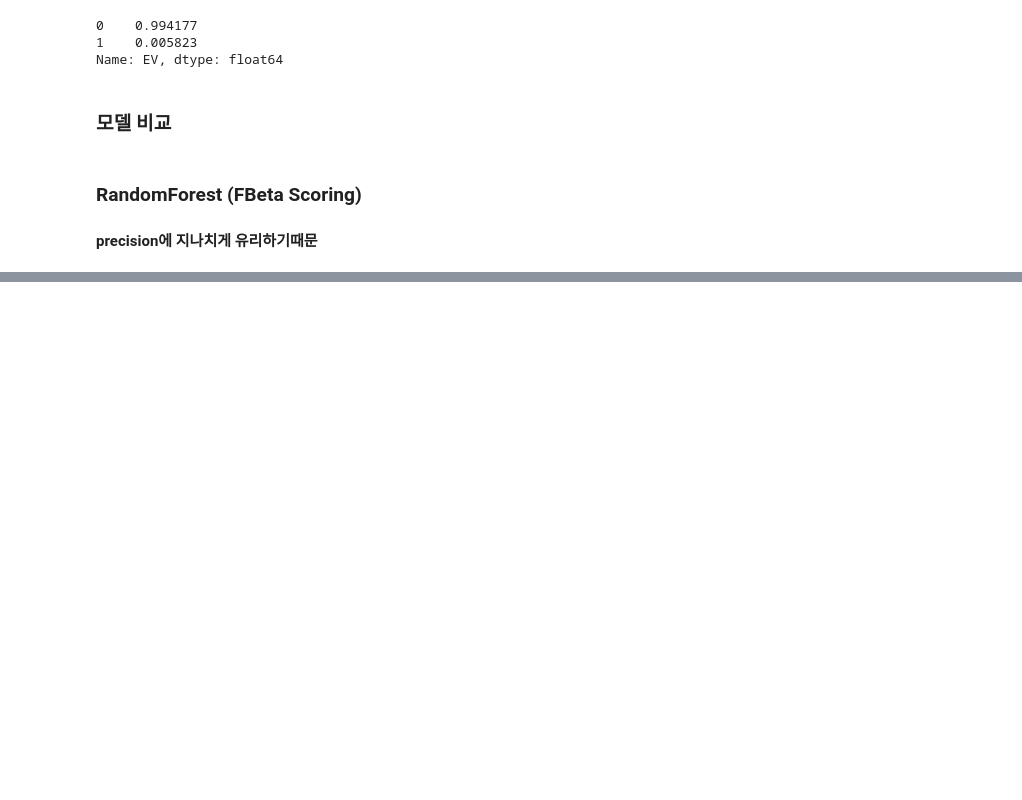
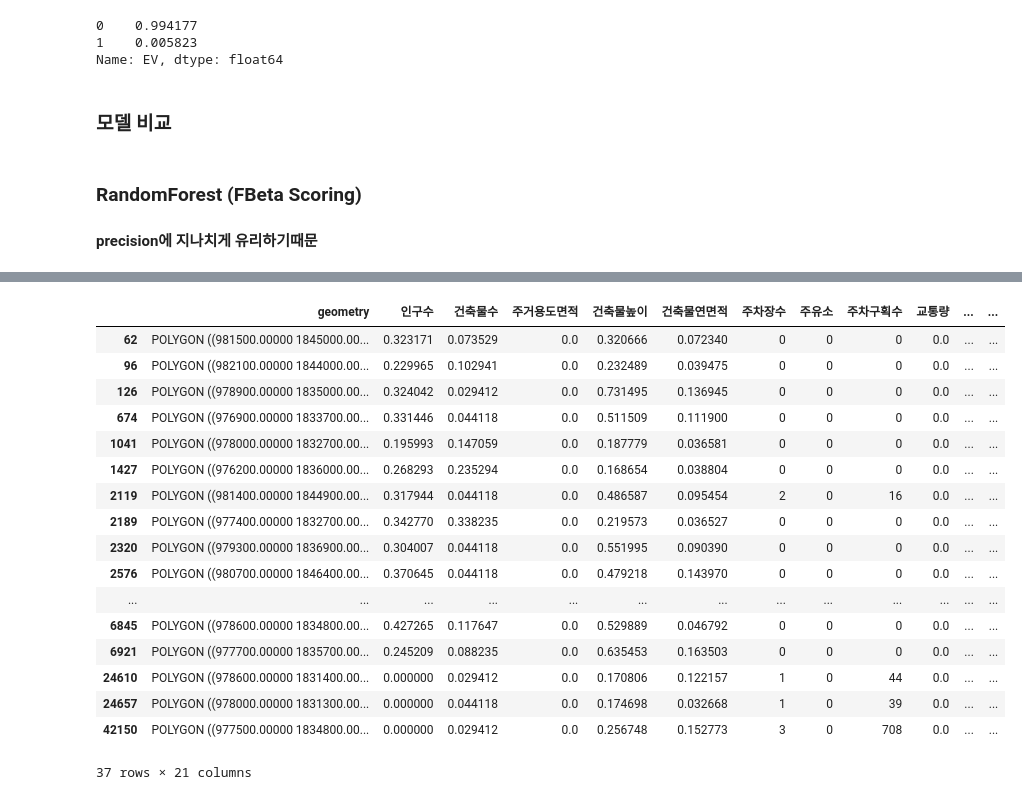
Before and after one commit to herongherong/kDataEV_Group_1, a Jupyter notebook: Jeonghyun/Untitled.ipynb, the cells around one changed output, grey strips where cells are left out. Saved outputs shown, nothing was run; the diff lists cells and outputs as text; code cells hidden in the pictures; blank space fills up the shorter version.

```diff
--- a/Jeonghyun/Untitled.ipynb
+++ b/Jeonghyun/Untitled.ipynb
@@ -79,16 +102,16 @@ Name: EV, dtype: float64
 
 #### precision에 지나치게 유리하기때문
 # %%
-fbeta = make_scorer(fbeta_score, beta=3)
+fbeta = make_scorer(fbeta_score, beta=5) # 쓰지마라?
 
 dists = {
     'max_depth' : [3,5,10,15,20,30,50,100],
-    'max_features' : [1,3,5,10],
-    'n_estimators' : [10,20,30,50,70,100],
-    'class_weight' : [{0:2, 1:8}, {0:3, 1:7}, {0:4, 1:6}] # 1:9는 너무 편향이 심함
+    'max_features' : [3,5,7,9,11,14,17], # feature를 1개만 활용하는 경우가 있음.
+    'n_estimators' : [10,20,30,50],
+    'class_weight' : [{0:1.3, 1:8.7}] # 편향이 심할수록 극단적인 결과가 나옴
 }
 
-clf = GridSearchCV(
+clf = RandomizedSearchCV(
     ensemble.RandomForestClassifier(),
     param_distributions=dists, # 파라미터 입력
     n_iter = 100,   # random search 탐색 횟수
@@ -144,0 +171,45 @@ plt.show()
+# %%
+geometry = temp.geometry.copy().astype('string')
+
+#### 격자 중심점의 위도/경도 찾기
+
+#### polygon 데이터를 슬라이싱하기 위해 string으로 변환
+polygon = temp['geometry'].astype('string')
+
+loc = []
+
+# 한 격자당 위도 변화
+length_100m = (36.73376199366808 - 36.40675835257603) / 364
+
+# 한 격자당 경도 변화
+width_100m = (127.4092754044858 - 127.12765872447403) / 254
+
+for i, P in enumerate(polygon):
+    lat = (int(P.split()[2][:-1]) + 50 - 1823200) / 100 * length_100m + 36.40675835257603
+    long = (int(P.split()[1][2:]) + 50 - 966700) / 100 * width_100m + 127.12765872447403
+
+    loc.append((lat, long))
+
+#### 중심점을 GCS 열로 생성
+
+temp['GCS'] = loc
+temp[temp['pred']==1]
+# %% [output]
+|  | geometry | 인구수 | 건축물수 | 주거용도면적 | 건축물높이 | 건축물연면적 | 주차장수 | 주유소 | 주차구획수 | 교통량 | ... | ... |
+| 62 | POLYGON ((981500.00000 1845000.00... | 0.323171 | 0.073529 | 0.0 | 0.320666 | 0.072340 | 0 | 0 | 0 | 0.0 | ... | ... |
+| 96 | POLYGON ((982100.00000 1844000.00... | 0.229965 | 0.102941 | 0.0 | 0.232489 | 0.039475 | 0 | 0 | 0 | 0.0 | ... | ... |
+| 126 | POLYGON ((978900.00000 1835000.00... | 0.324042 | 0.029412 | 0.0 | 0.731495 | 0.136945 | 0 | 0 | 0 | 0.0 | ... | ... |
+| 674 | POLYGON ((976900.00000 1833700.00... | 0.331446 | 0.044118 | 0.0 | 0.511509 | 0.111900 | 0 | 0 | 0 | 0.0 | ... | ... |
+| 1041 | POLYGON ((978000.00000 1832700.00... | 0.195993 | 0.147059 | 0.0 | 0.187779 | 0.036581 | 0 | 0 | 0 | 0.0 | ... | ... |
+| 1427 | POLYGON ((976200.00000 1836000.00... | 0.268293 | 0.235294 | 0.0 | 0.168654 | 0.038804 | 0 | 0 | 0 | 0.0 | ... | ... |
+| 2119 | POLYGON ((981400.00000 1844900.00... | 0.317944 | 0.044118 | 0.0 | 0.486587 | 0.095454 | 2 | 0 | 16 | 0.0 | ... | ... |
+| 2189 | POLYGON ((977400.00000 1832700.00... | 0.342770 | 0.338235 | 0.0 | 0.219573 | 0.036527 | 0 | 0 | 0 | 0.0 | ... | ... |
+| 2320 | POLYGON ((979300.00000 1836900.00... | 0.304007 | 0.044118 | 0.0 | 0.551995 | 0.090390 | 0 | 0 | 0 | 0.0 | ... | ... |
+| 2576 | POLYGON ((980700.00000 1846400.00... | 0.370645 | 0.044118 | 0.0 | 0.479218 | 0.143970 | 0 | 0 | 0 | 0.0 | ... | ... |
+| ... | ... | ... | ... | ... | ... | ... | ... | ... | ... | ... | ... | ... |
+| 6845 | POLYGON ((978600.00000 1834800.00... | 0.427265 | 0.117647 | 0.0 | 0.529889 | 0.046792 | 0 | 0 | 0 | 0.0 | ... | ... |
+| 6921 | POLYGON ((977700.00000 1835700.00... | 0.245209 | 0.088235 | 0.0 | 0.635453 | 0.163503 | 0 | 0 | 0 | 0.0 | ... | ... |
+| 24610 | POLYGON ((978600.00000 1831400.00... | 0.000000 | 0.029412 | 0.0 | 0.170806 | 0.122157 | 1 | 0 | 44 | 0.0 | ... | ... |
+| 24657 | POLYGON ((978000.00000 1831300.00... | 0.000000 | 0.044118 | 0.0 | 0.174698 | 0.032668 | 1 | 0 | 39 | 0.0 | ... | ... |
+| 42150 | POLYGON ((977500.00000 1834800.00... | 0.000000 | 0.029412 | 0.0 | 0.256748 | 0.152773 | 3 | 0 | 708 | 0.0 | ... | ... |
+37 rows × 21 columns
```
Also changed, not shown: parts of 11 cells of this notebook, 18 other files.
